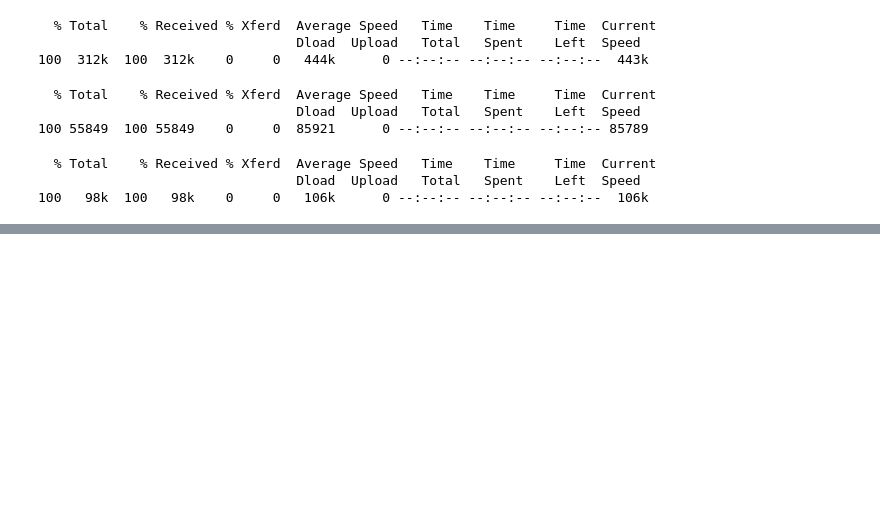
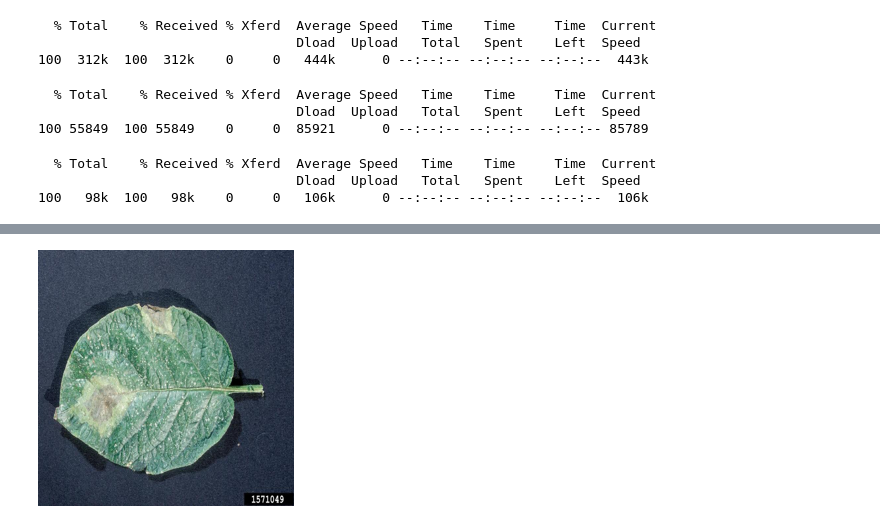
Before and after one commit to bitjockey42/ikapati-research, a Jupyter notebook: notebooks/5.0-agj-evaluation-all.ipynb, the cells around one changed output, grey strips where cells are left out. Saved outputs shown, nothing was run; the diff lists cells and outputs as text; code cells hidden in the pictures; blank space fills up the shorter version.

```diff
--- a/notebooks/5.0-agj-evaluation-all.ipynb
+++ b/notebooks/5.0-agj-evaluation-all.ipynb
@@ -214,0 +275,9 @@ resized_im.save("earlyblight2_600px.jpg")
+# %%
+filename = "1571049.jpg"
+im = Image.open(filename)
+resized_im = im.resize((256,256))
+resized_im.save(filename)
+# %%
+resized_im
+# %% [output]
+[figure, added]
```
Also changed, not shown: parts of 12 cells of this notebook.
